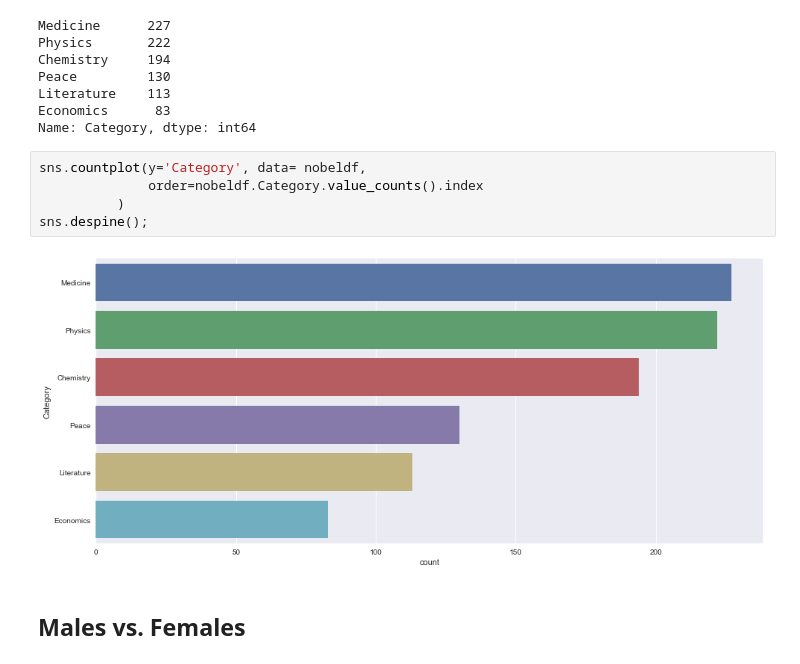
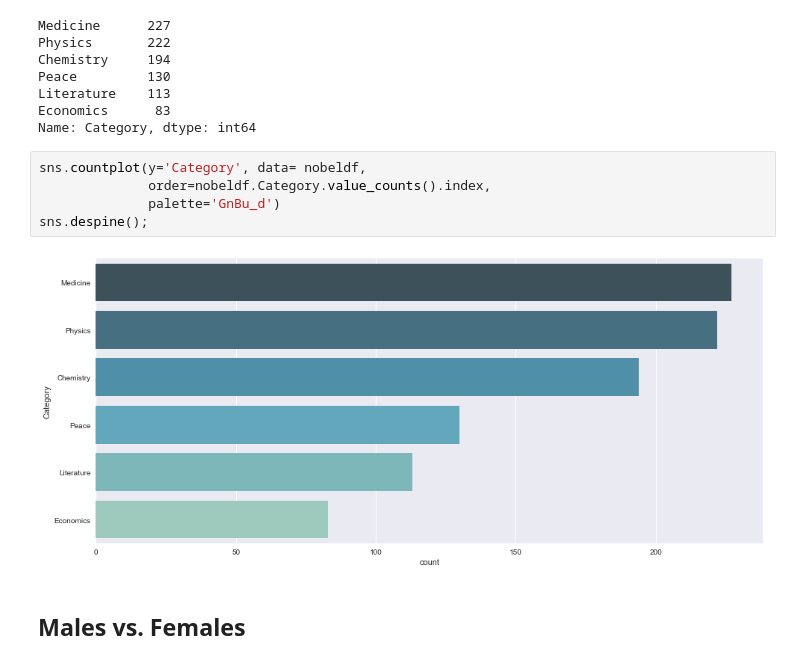
Before and after one commit to mudspringhiker/nobel_prize, a Jupyter notebook: exploratory_analysis.ipynb, the cells around one changed output. Saved outputs shown, nothing was run; the diff lists cells and outputs as text.

Commit message:
Change color palette for category countplot

```diff
--- a/exploratory_analysis.ipynb
+++ b/exploratory_analysis.ipynb
@@ -145,11 +145,11 @@ Economics      83
 Name: Category, dtype: int64
 # %%
 sns.countplot(y='Category', data= nobeldf,
-              order=nobeldf.Category.value_counts().index
-          )
+              order=nobeldf.Category.value_counts().index,
+              palette='GnBu_d')
 sns.despine();
 # %% [output]
-[figure, old version]
+[figure, new version]
 # %% [markdown]
 ## Males vs. Females
 # %%
```
